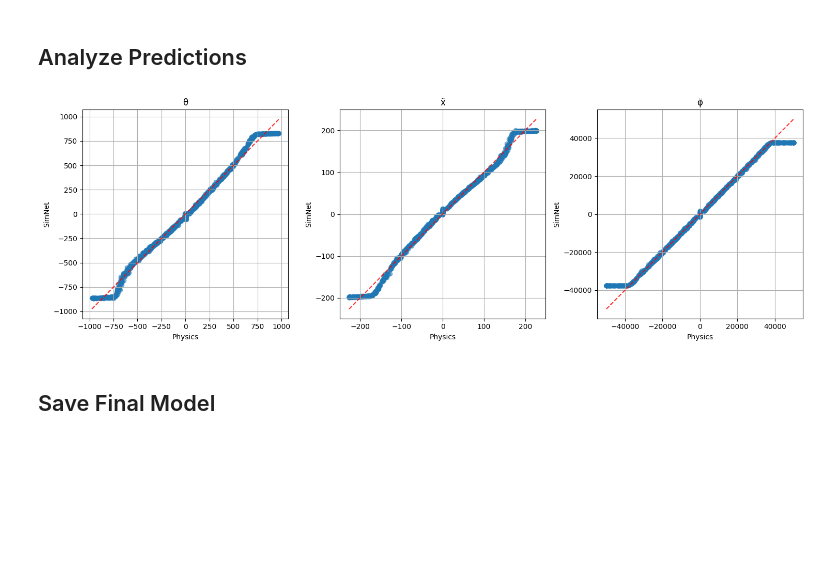
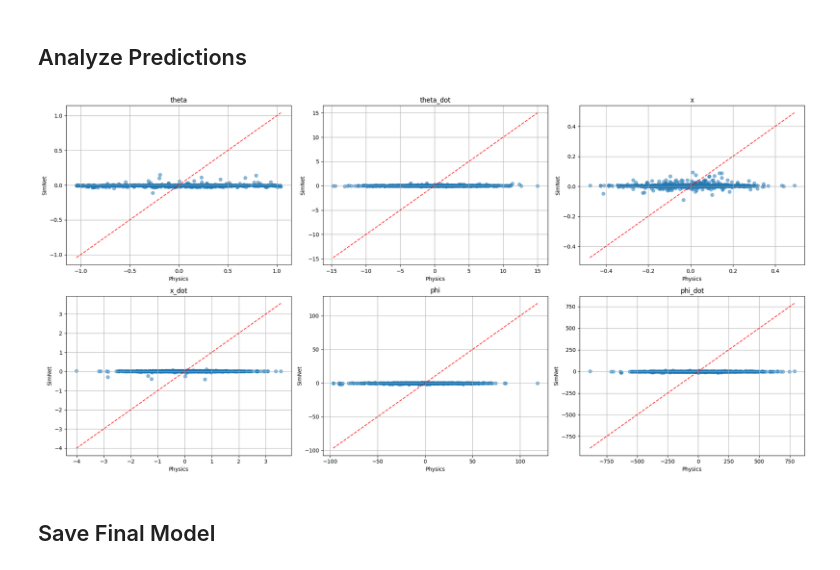
Before and after one commit to EyalPorat/ddpg-balancing-robot, a Jupyter notebook: python/notebooks/train_simnet.ipynb, the cells around one changed output. Saved outputs shown, nothing was run; the diff lists cells and outputs as text; code cells hidden in the pictures; blank space fills up the shorter version.

Commit message:
made simnet output a state rather than accelerations

```diff
--- a/python/notebooks/train_simnet.ipynb
+++ b/python/notebooks/train_simnet.ipynb
@@ -111,24 +99,27 @@ Epoch 50/50 - Train Loss: 5557670.350427 - Val Loss: 5055340.365385
 ## Analyze Predictions
 # %%
 # Compare physics and SimNet predictions
-test_states = val_data['states'][:1000]
-test_actions = val_data['actions'][:1000]
+test_states = val_data["states"][:1000]
+test_actions = val_data["actions"][:1000]
 
-physics_preds = np.array([env.physics.get_acceleration(state, action)
-                         for state, action in zip(test_states, test_actions)])
+physics_preds = test_states[1:]
 
-simnet_preds = np.array([trainer.simnet.get_accelerations(state, action)
-                         for state, action in zip(test_states, test_actions)])
+simnet_preds = np.array(
+    [
+        trainer.simnet(torch.tensor(state, dtype=torch.float32).unsqueeze(0), torch.tensor(action, dtype=torch.float32).unsqueeze(0))
+        .detach()
+        .numpy()
+        for state, action in zip(test_states, test_actions)
+    ]
+).squeeze()
 
 # Plot comparison
 fig = plot_predictions_comparison(
-    physics_preds=physics_preds,
-    simnet_preds=simnet_preds,
-    save_path=log_dir / 'prediction_comparison.png'
+    physics_preds=physics_preds, simnet_preds=simnet_preds[:-1], save_path=log_dir / "prediction_comparison.png"
 )
 plt.show()
 # %% [output]
-[figure, old version]
+[figure, new version]
 # %% [markdown]
 ## Save Final Model
 # %%
```
Also changed, not shown: parts of 1 cell of this notebook, 7 other files.
